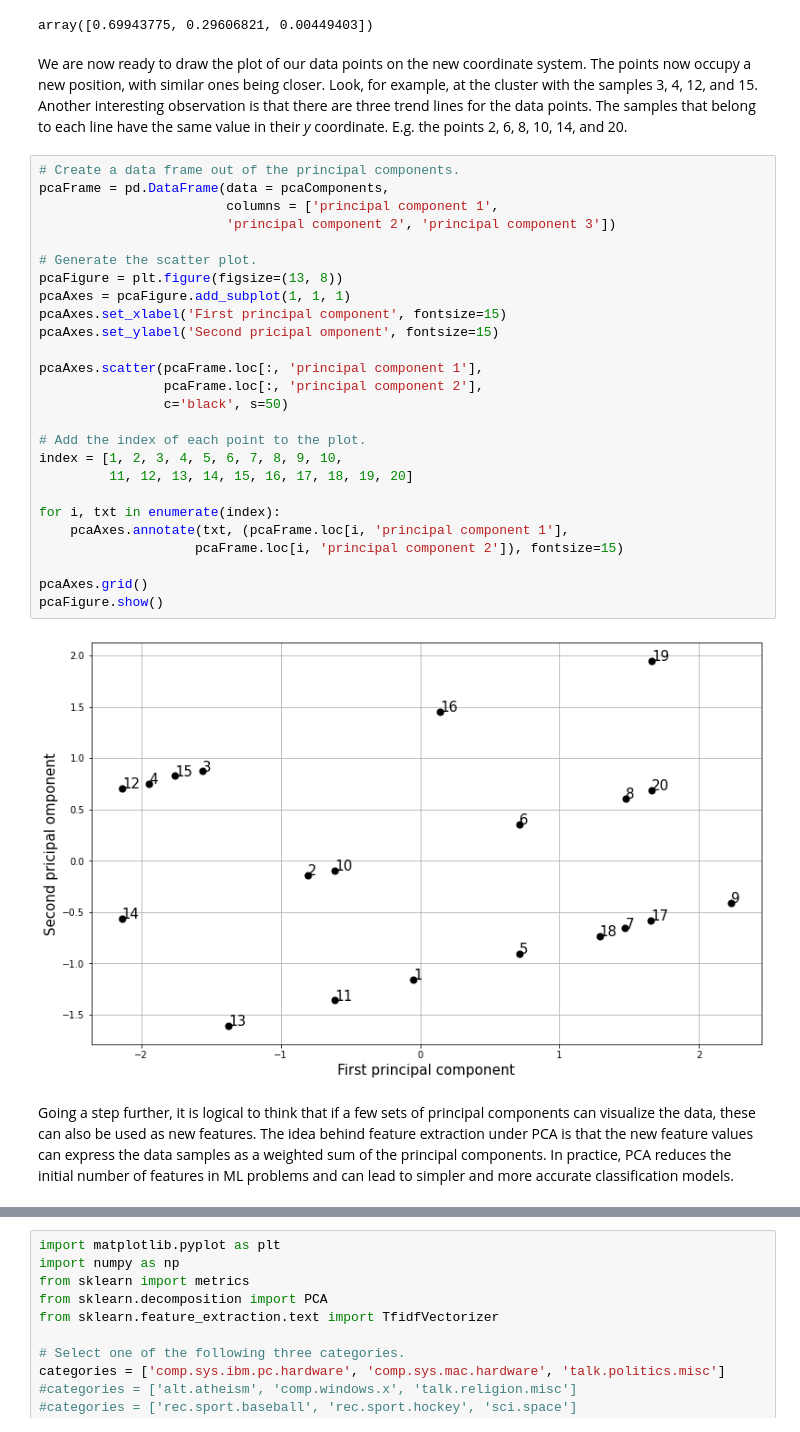
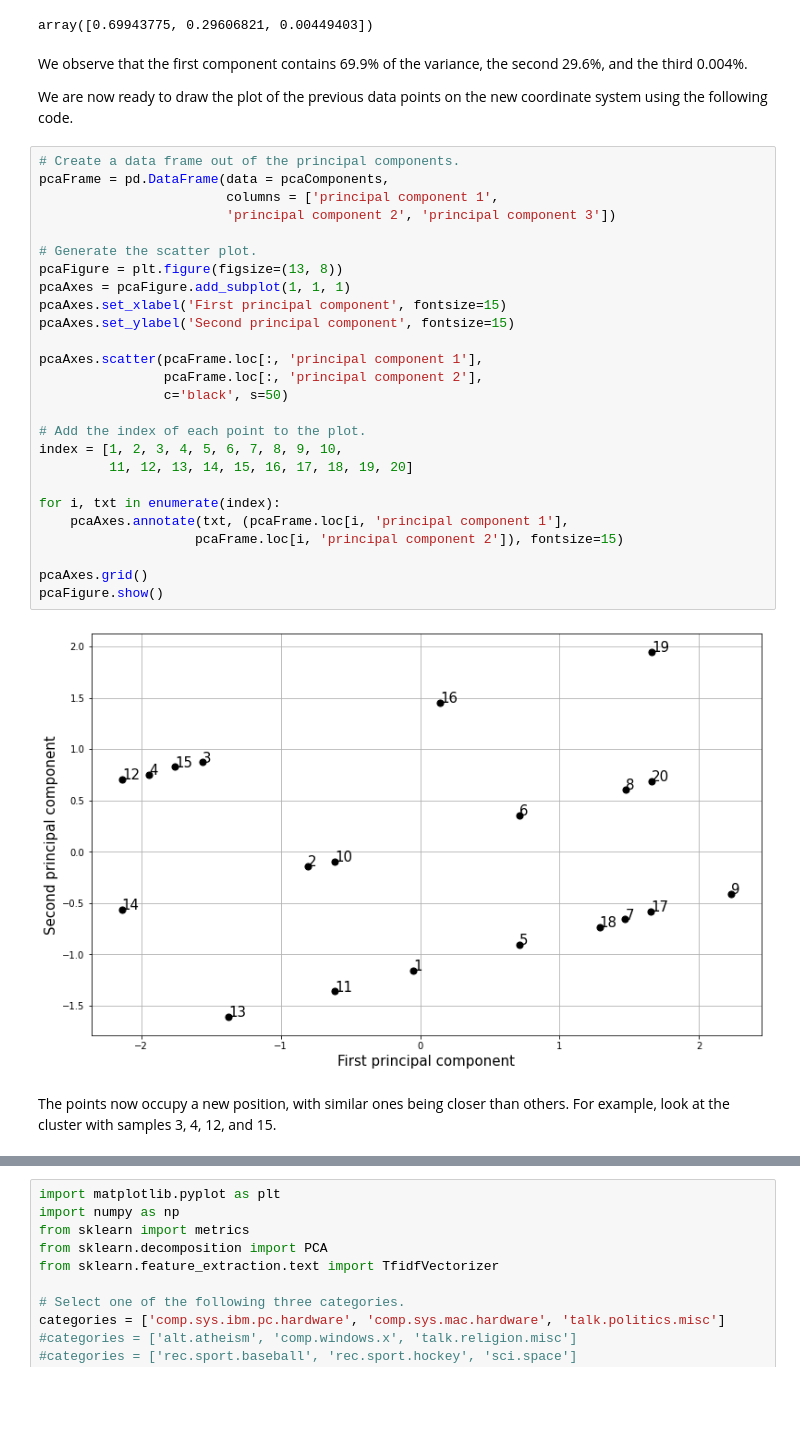
Before and after one commit to PacktPublishing/Machine-Learning-Techniques-for-Text, a Jupyter notebook: chapter-03/topic-classification.ipynb, the cells around one changed output, grey strips where cells are left out. Drawn from its saved outputs; the diff is of its cells as text; blank space fills up the shorter version.

```diff
--- a/chapter-03/topic-classification.ipynb
+++ b/chapter-03/topic-classification.ipynb
@@ -185,38 +210,40 @@ At the beginning of the section, we have mentioned that each principal component
 pca.explained_variance_ratio_
 # %% [output]
 array([0.69943775, 0.29606821, 0.00449403])
-# %% [markdown]
-We are now ready to draw the plot of our data points on the new coordinate system. The points now occupy a new position, with similar ones being closer. Look, for example, at the cluster with the samples 3, 4, 12, and 15. Another interesting observation is that there are three trend lines for the data points. The samples that belong to each line have the same value in their _y_ coordinate. E.g. the points 2, 6, 8, 10, 14, and 20.
+# %% [markdown]
+We observe that the first component contains 69.9% of the variance, the second 29.6%, and the third 0.004%.
+
+We are now ready to draw the plot of the previous data points on the new coordinate system using the following code.
 # %%
 # Create a data frame out of the principal components.
 pcaFrame = pd.DataFrame(data = pcaComponents,
                         columns = ['principal component 1',
                         'principal component 2', 'principal component 3'])
 
 # Generate the scatter plot.
 pcaFigure = plt.figure(figsize=(13, 8))
 pcaAxes = pcaFigure.add_subplot(1, 1, 1)
 pcaAxes.set_xlabel('First principal component', fontsize=15)
-pcaAxes.set_ylabel('Second pricipal omponent', fontsize=15)
+pcaAxes.set_ylabel('Second principal component', fontsize=15)
 
 pcaAxes.scatter(pcaFrame.loc[:, 'principal component 1'],
                 pcaFrame.loc[:, 'principal component 2'],
                 c='black', s=50)
 
 # Add the index of each point to the plot.
 index = [1, 2, 3, 4, 5, 6, 7, 8, 9, 10,
          11, 12, 13, 14, 15, 16, 17, 18, 19, 20]
 
 for i, txt in enumerate(index):
     pcaAxes.annotate(txt, (pcaFrame.loc[i, 'principal component 1'],
                     pcaFrame.loc[i, 'principal component 2']), fontsize=15)
 
 pcaAxes.grid()
 pcaFigure.show()
 # %% [output]
-[figure, old version]
+[figure, new version]
-# %% [markdown]
-Going a step further, it is logical to think that if a few sets of principal components can visualize the data, these can also be used as new features. The idea behind feature extraction under PCA is that the new feature values can express the data samples as a weighted sum of the principal components. In practice, PCA reduces the initial number of features in ML problems and can lead to simpler and more accurate classification models.
+# %% [markdown]
+The points now occupy a new position, with similar ones being closer than others. For example, look at the cluster with samples 3, 4, 12, and 15.
 # %% [markdown]
 ### Linear Discriminant Analysis
 
```
Also changed, not shown: parts of 70 cells of this notebook.
